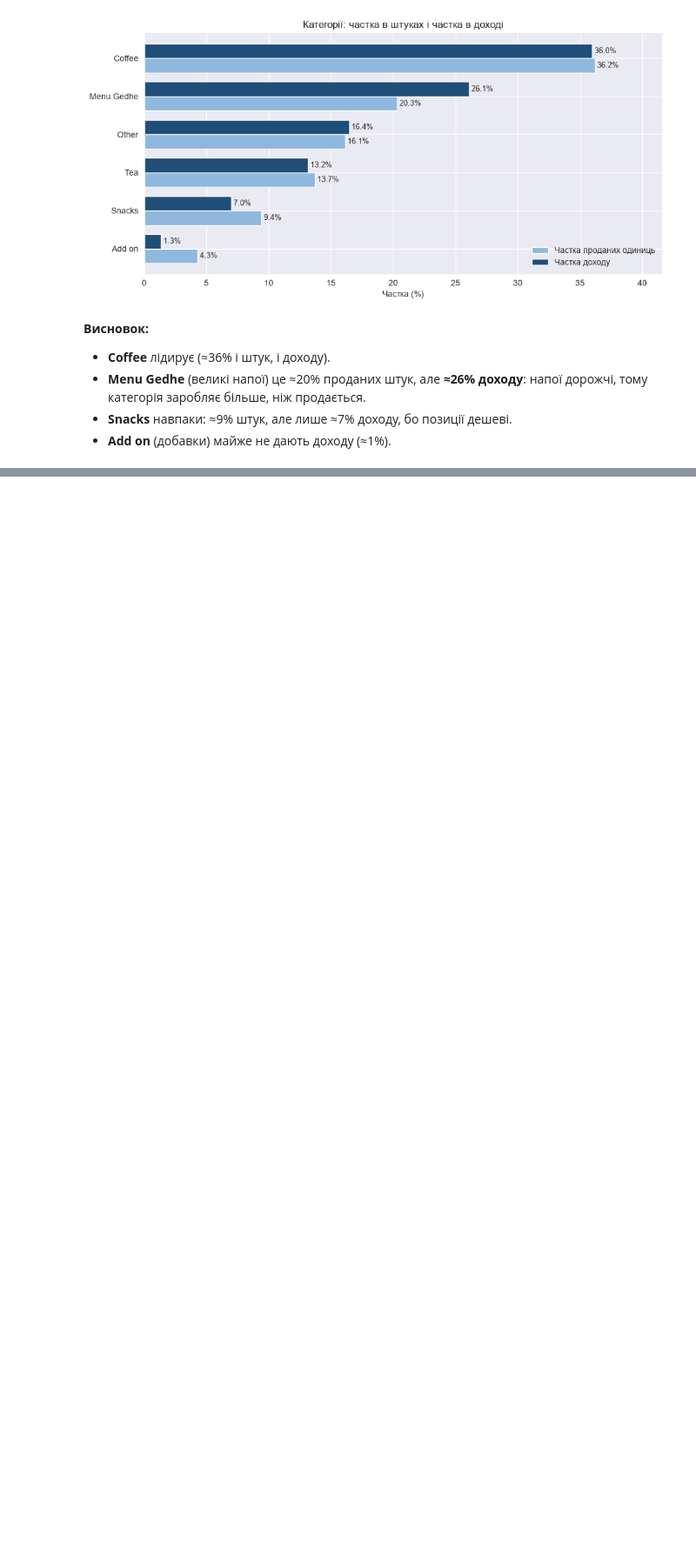
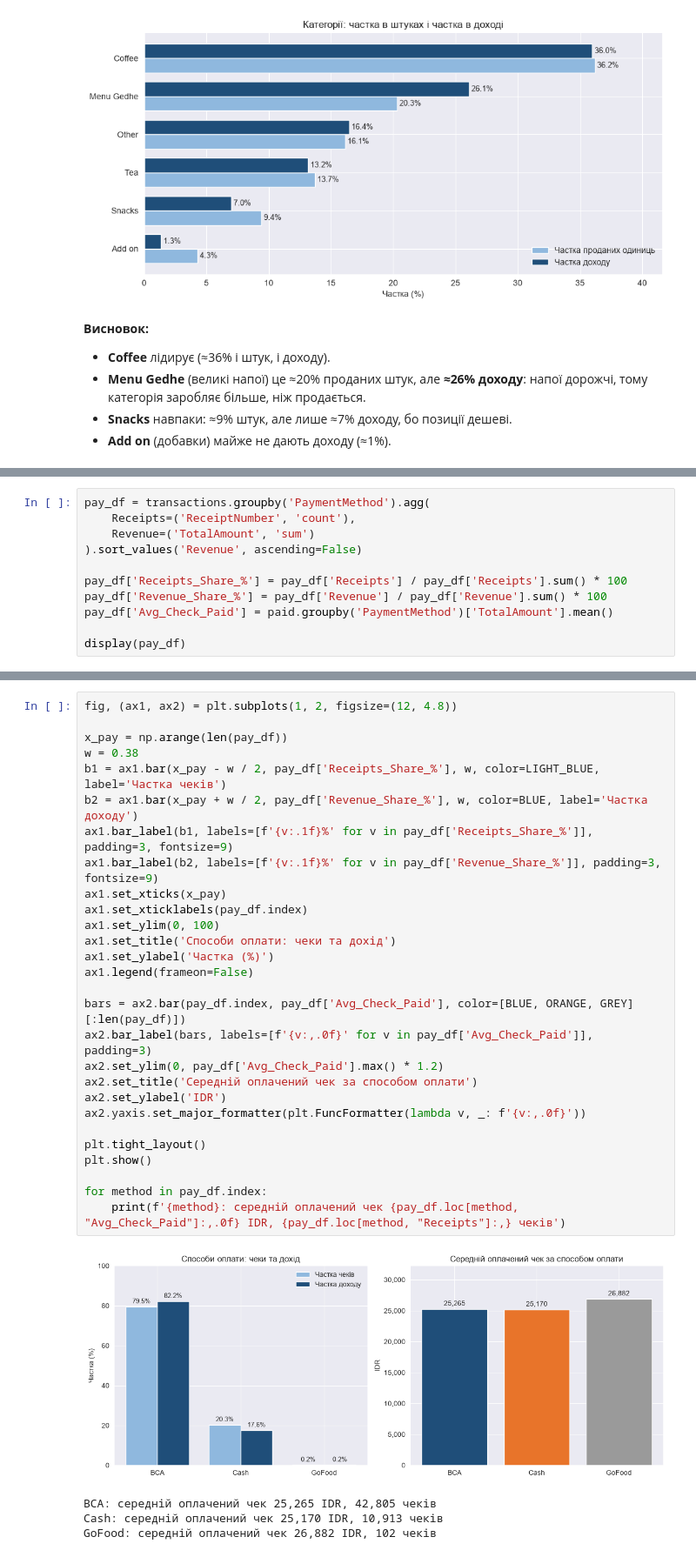
Before and after one commit to Chuchman-Dima/FB-Sales-Revenue-Analytics, a Jupyter notebook: notebook/notebook.ipynb, the cells around one changed output, grey strips where cells are left out. Shown at 87% size. Cells and saved outputs as stored; diff of their text form; blank space fills up the shorter version.

```diff
--- a/notebook/notebook.ipynb
+++ b/notebook/notebook.ipynb
@@ -477,0 +569,11 @@ plt.show()
+# %%
+pay_df = transactions.groupby('PaymentMethod').agg(
+    Receipts=('ReceiptNumber', 'count'),
+    Revenue=('TotalAmount', 'sum')
+).sort_values('Revenue', ascending=False)
+
+pay_df['Receipts_Share_%'] = pay_df['Receipts'] / pay_df['Receipts'].sum() * 100
+pay_df['Revenue_Share_%'] = pay_df['Revenue'] / pay_df['Revenue'].sum() * 100
+pay_df['Avg_Check_Paid'] = paid.groupby('PaymentMethod')['TotalAmount'].mean()
+
+display(pay_df)
@@ -477,0 +586,33 @@ plt.show()
+# %%
+fig, (ax1, ax2) = plt.subplots(1, 2, figsize=(12, 4.8))
+
+x_pay = np.arange(len(pay_df))
+w = 0.38
+b1 = ax1.bar(x_pay - w / 2, pay_df['Receipts_Share_%'], w, color=LIGHT_BLUE, label='Частка чеків')
+b2 = ax1.bar(x_pay + w / 2, pay_df['Revenue_Share_%'], w, color=BLUE, label='Частка доходу')
+ax1.bar_label(b1, labels=[f'{v:.1f}%' for v in pay_df['Receipts_Share_%']], padding=3, fontsize=9)
+ax1.bar_label(b2, labels=[f'{v:.1f}%' for v in pay_df['Revenue_Share_%']], padding=3, fontsize=9)
+ax1.set_xticks(x_pay)
+ax1.set_xticklabels(pay_df.index)
+ax1.set_ylim(0, 100)
+ax1.set_title('Способи оплати: чеки та дохід')
+ax1.set_ylabel('Частка (%)')
+ax1.legend(frameon=False)
+
+bars = ax2.bar(pay_df.index, pay_df['Avg_Check_Paid'], color=[BLUE, ORANGE, GREY][:len(pay_df)])
+ax2.bar_label(bars, labels=[f'{v:,.0f}' for v in pay_df['Avg_Check_Paid']], padding=3)
+ax2.set_ylim(0, pay_df['Avg_Check_Paid'].max() * 1.2)
+ax2.set_title('Середній оплачений чек за способом оплати')
+ax2.set_ylabel('IDR')
+ax2.yaxis.set_major_formatter(plt.FuncFormatter(lambda v, _: f'{v:,.0f}'))
+
+plt.tight_layout()
+plt.show()
+
+for method in pay_df.index:
+    print(f'{method}: середній оплачений чек {pay_df.loc[method, "Avg_Check_Paid"]:,.0f} IDR, {pay_df.loc[method, "Receipts"]:,} чеків')
+# %% [output]
+[figure, added]
+BCA: середній оплачений чек 25,265 IDR, 42,805 чеків
+Cash: середній оплачений чек 25,170 IDR, 10,913 чеків
+GoFood: середній оплачений чек 26,882 IDR, 102 чеків
```
Also changed, not shown: parts of 12 cells of this notebook.
